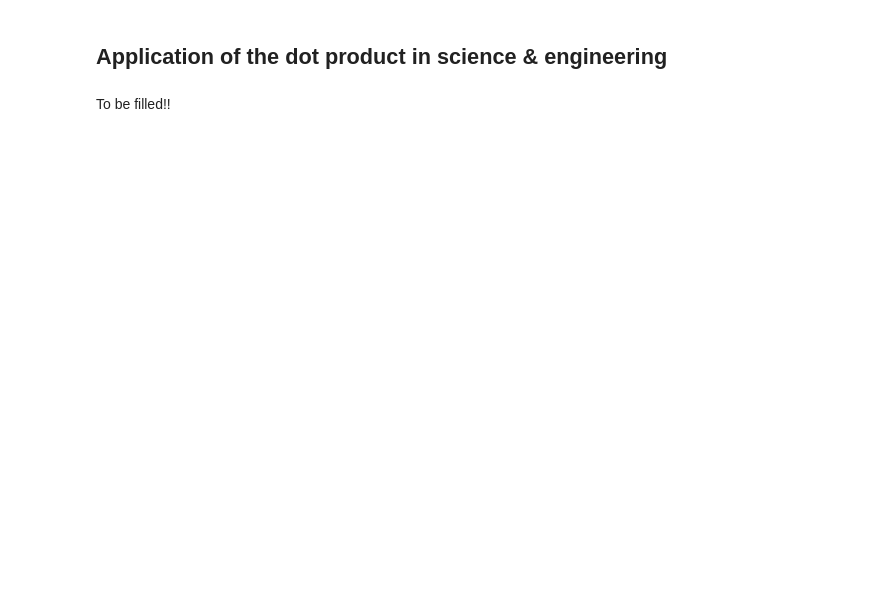
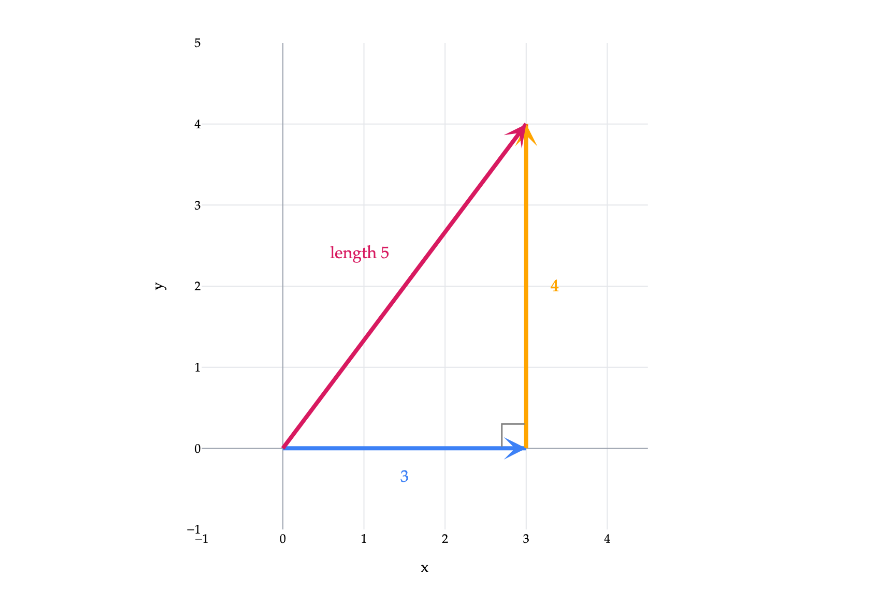
Before and after one commit to math-124/notes, a Jupyter notebook: ch01/01-05.ipynb, the cells around one changed output. Saved outputs shown, nothing was run; the diff lists cells and outputs as text; code cells hidden in the pictures; blank space fills up the shorter version.

Commit message:
Develop vector length and dot product chapters

```diff
--- a/ch01/01-05.ipynb
+++ b/ch01/01-05.ipynb
@@ -124,3 +125,9 @@ def _set_vector_colors(fig, vectors, overrides):
                 trace_index += 1
 
     return fig
+
+
+def finish_vectors(fig, vectors, renderer="png"):
+    _style_plotly(fig, renderer=renderer)
+    _set_vector_colors(fig, vectors, {i: item[1] for i, item in enumerate(vectors)})
+    return fig
@@ -561,4 +134,18 @@ fig.show(scale=3)
-# %% [markdown]
-## Application of the dot product in science & engineering
-# %% [markdown]
-To be filled!!
+# %%
+vectors = [
+    (((0, 0), (3, 0)), '#3d81f6', '3'),
+    (((3, 0), (3, 4)), 'orange', '4'),
+    (((0, 0), (3, 4)), '#d81a60', 'length 5'),
+]
+fig = plot_vectors_non_origin(vectors)
+fig.layout.annotations[1].update(x=1.5, y=-0.35)
+fig.layout.annotations[3].update(x=3.35, y=2)
+fig.layout.annotations[5].update(x=0.95, y=2.4)
+fig.add_shape(type='path', path='M 2.7,0 L 2.7,0.3 L 3,0.3', line=dict(color='gray', width=1.5))
+fig.update_layout(width=620, height=540, xaxis_title='x', yaxis_title='y', margin=dict(l=45,r=30,t=25,b=45))
+fig.update_xaxes(range=[-1, 4.5], dtick=1, constrain='domain')
+fig.update_yaxes(range=[-1, 5], dtick=1, scaleanchor='x', scaleratio=1)
+finish_vectors(fig, vectors)
+fig.show(scale=2)
+# %% [output]
+[figure, added]
```
Also changed, not shown: parts of 27 cells of this notebook, 2 other files.
